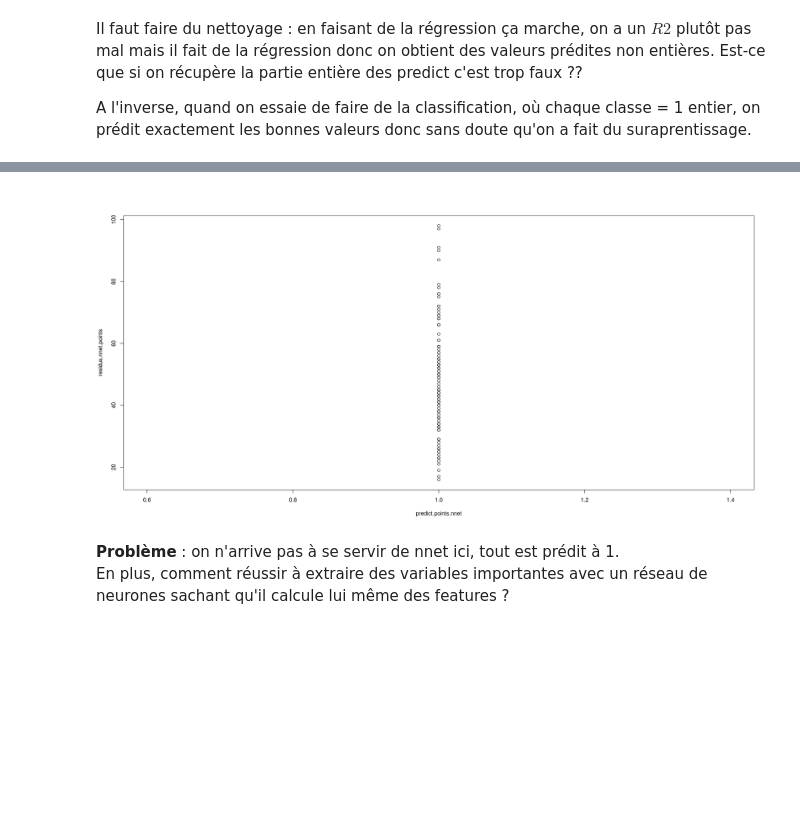
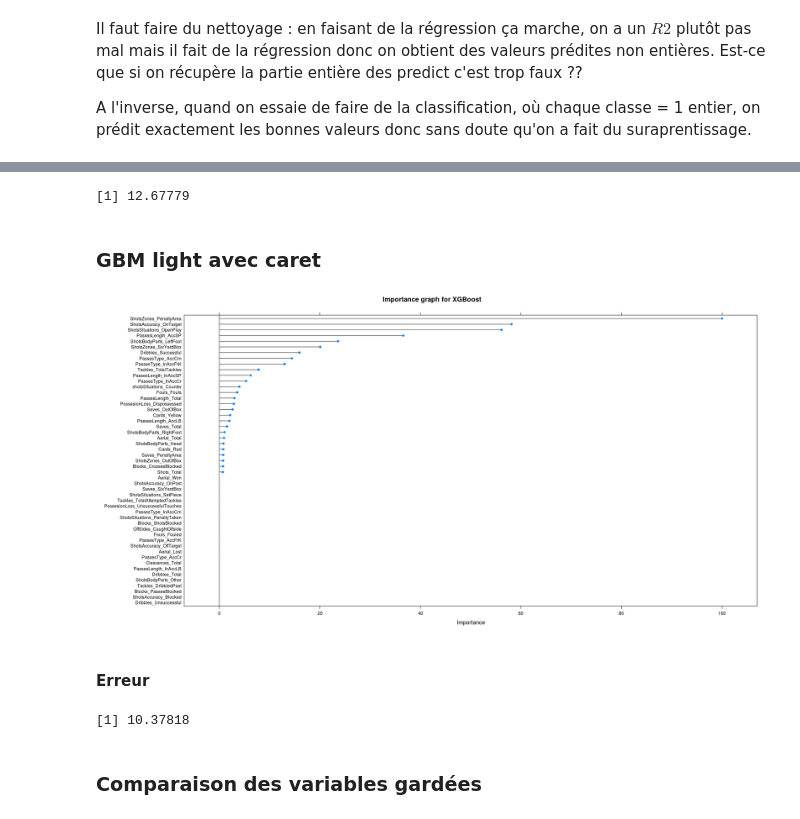
Before and after one commit to CamilleBichet/Projet_Foot_5A, a Jupyter notebook: Machine_Learning.ipynb, the cells around one changed output, grey strips where cells are left out. Drawn from its saved outputs; the diff is of its cells as text; code cells hidden in the pictures; blank space fills up the shorter version.

```diff
--- a/Machine_Learning.ipynb
+++ b/Machine_Learning.ipynb
@@ -169,9 +146,11 @@ converged
-# %%
-predict.points.nnet = predict(nnet.points, data, type="raw")
-residus.nnet.points = data_tot$Points
-plot(predict.points.nnet, residus.nnet.points)
-# %% [output]
-[figure, removed]
-# %% [markdown]
-**Problème** : on n'arrive pas à se servir de nnet ici, tout est prédit à 1.
-En plus, comment réussir à extraire des variables importantes avec un réseau de neurones sachant qu'il calcule lui même des features ?
+# %%
+svm.points$results$RMSE
+# %% [output]
+[1] 12.67779
+# %% [markdown]
+### GBM light avec caret
+# %%
+gbm.points = train(Points ~ ., data=data_but_tot_pts, method="xgbTree")
+plot(varImp(gbm.points), main = "Importance graph for XGBoost")
+# %% [output]
+[figure, added]
@@ -177,0 +159,8 @@ En plus, comment réussir à extraire des variables importantes avec un réseau
+# %% [markdown]
+#### Erreur
+# %%
+min(gbm.points$results$RMSE)
+# %% [output]
+[1] 10.37818
+# %% [markdown]
+### Comparaison des variables gardées
```
Also changed, not shown: parts of 32 cells of this notebook.
